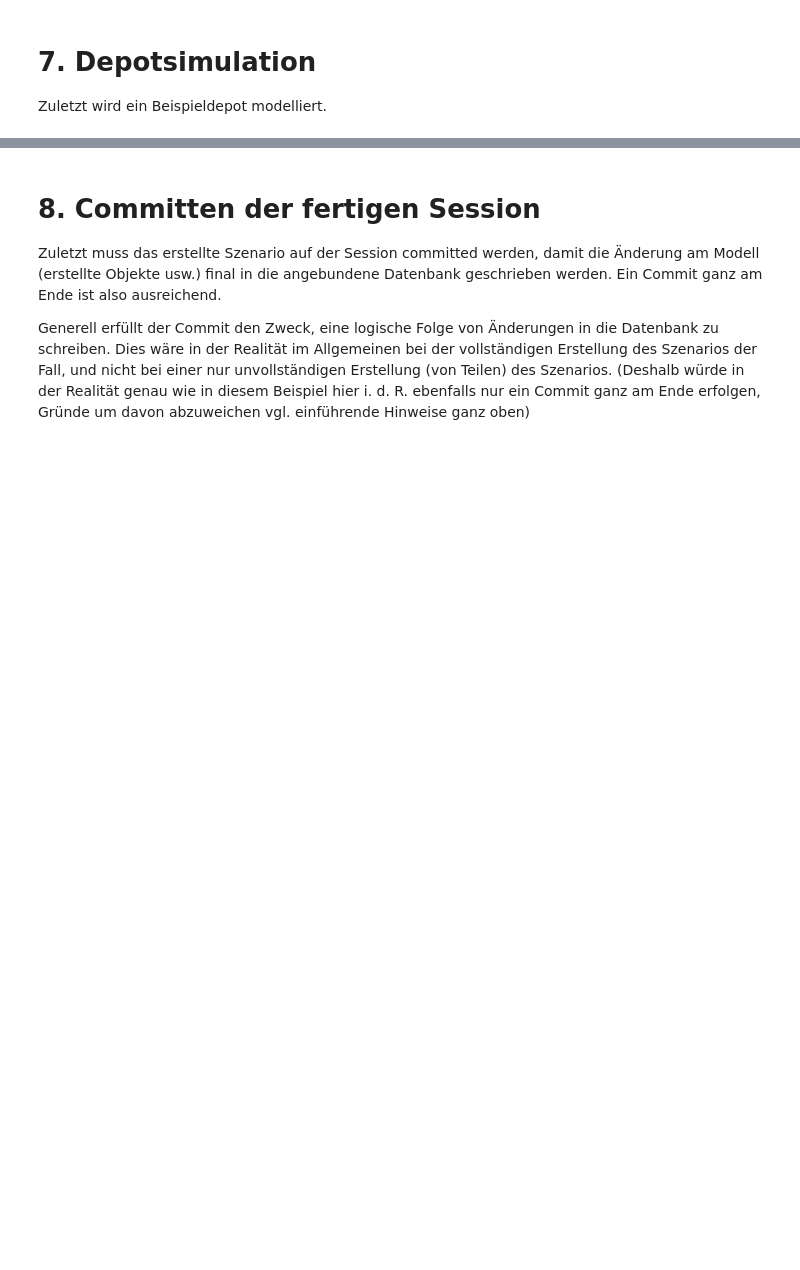
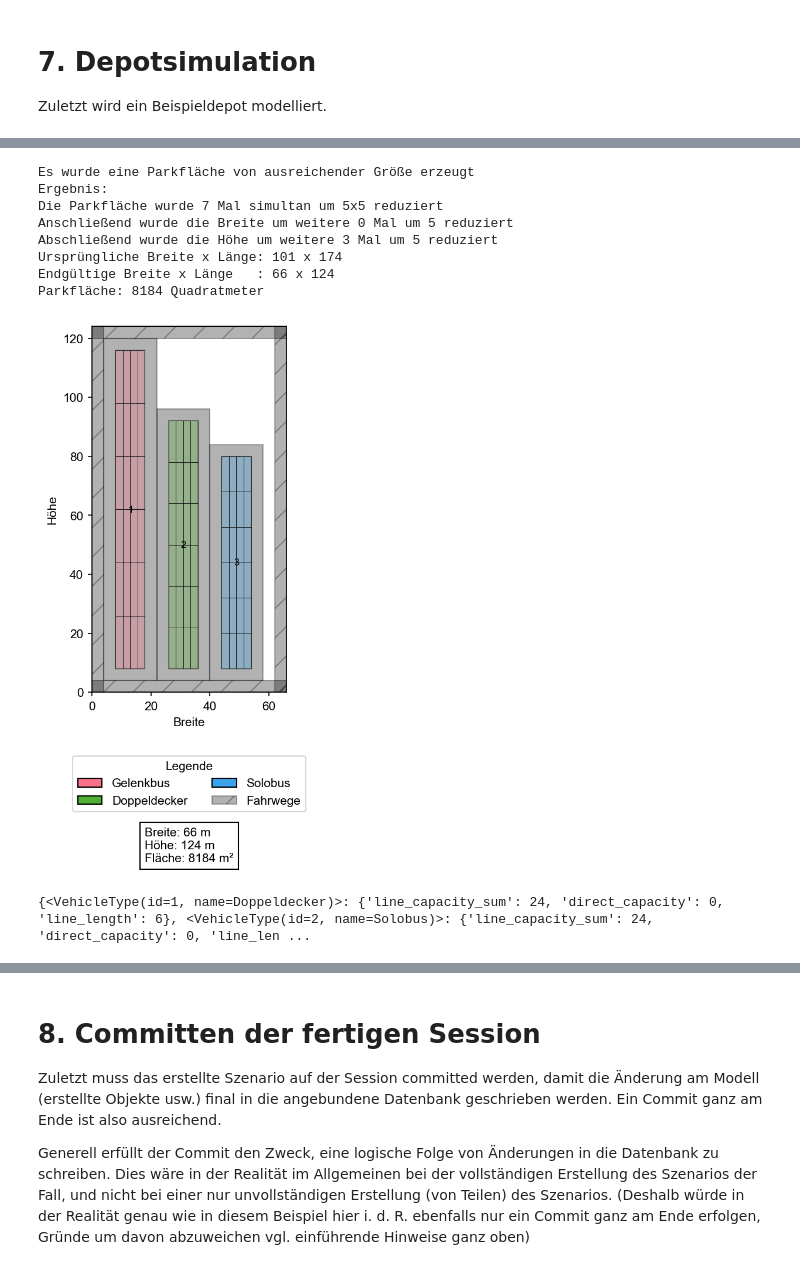
Before and after one commit to mpm-tu-berlin/eflips-depot, a Jupyter notebook: example_scenario.ipynb, the cells around one changed output, grey strips where cells are left out. Saved outputs shown, nothing was run; the diff lists cells and outputs as text; code cells hidden in the pictures; blank space fills up the shorter version.

Commit message:
Includes binpacking with and without partial conflicts

```diff
--- a/example_scenario.ipynb
+++ b/example_scenario.ipynb
@@ -162,12 +166,12 @@ session.add(scenario)
 * Ebenso wird demonstriert, wie Fahrzeugklassen und Fahrzeuge potentiell angelegt werden können. Diese werden für die folgende Modellierung / Simulation im Beispiel aber nicht weiter benötigt.
 # %%
 # Add a vehicle type without a battery type
-# Doppeldecker mit mittlerer Batteri
+# Doppeldecker mit mittlerer Batterie
 
 vehicle_type_1 = VehicleType(
     scenario = scenario,
-    name="Bus Typ Dagobert",
-    battery_capacity=200,
+    name="Doppeldecker",
+    battery_capacity=400,
     charging_curve=[[0, 200], [1, 150]],
     opportunity_charging_capable=True,
     consumption=1,
@@ -181,8 +185,8 @@ session.add(vehicle_type_1)
 # Kleiner Bus mit kleiner Batterie
 vehicle_type_2 = VehicleType(
     scenario=scenario,
-    name="Bus Typ Düsentrieb",
-    battery_capacity=100,
+    name="Solobus",
+    battery_capacity=300,
     charging_curve=[[0, 150], [1, 150]],
     opportunity_charging_capable=True,
     consumption=1,
@@ -196,8 +200,8 @@ session.add(vehicle_type_2)
 # Langer Bus mit großer Batterie
 vehicle_type_3 = VehicleType(
     scenario=scenario,
-    name="Bus Typ Panzerknacker",
-    battery_capacity=300,
+    name="Gelenkbus",
+    battery_capacity=500,
     charging_curve=[[0, 450], [1, 350]],
     opportunity_charging_capable=True,
     consumption=1,
@@ -427,9 +431,10 @@ session.add(route_150_rueck)
 Der Fahrplan in diesem Notebook wird so aufgebaut, wie in der nachfolgenden Grafik bei "Trips" (rechts) beschrieben.
 ![Netzplan Entenhausen](Netzplan.png "mit titel")
 # %%
+
 # Angeapsste Schedule Fuktion mit 3 Vehicletypes
 from datetime import datetime, timedelta, timezone
-rotations = 60 # Anzahl der Umläufe
+rotations = 80 # Anzahl der Umläufe
 
 
 # Schedule
@@ -660,2 +649,0 @@ Keine Lade-Events gefunden.
-# %%
-test_danial.optimale_simulation(ergebnisse_gesamt,session,scenario)
@@ -1677,0 +659,4 @@ KeyboardInterrupt:
+# %%
+# Call Capacity-Estimaton:
+capacity_dict = cap_est.capacity_estimation(scenario, session)
+cap_est.update_depot_capacities(scenario,session,capacity_dict)
@@ -1677,0 +681,20 @@ KeyboardInterrupt:
+# %%
+# Set-Up for Bin-Packing with rectpack:
+layout = binpacking.DepotLayout(session=session, depot=depot, max_driving_lane_width=8)
+
+placed_areas, driveways, final_width, final_height = layout.best_possible_packing()
+layout.visualize(placed_areas, driveways, final_width, final_height)
+
+capacities = layout.retrieve_depot_capacities()
+print(capacities)
+# %% [output]
+Es wurde eine Parkfläche von ausreichender Größe erzeugt
+Ergebnis:
+Die Parkfläche wurde 7 Mal simultan um 5x5 reduziert
+Anschließend wurde die Breite um weitere 0 Mal um 5 reduziert
+Abschließend wurde die Höhe um weitere 3 Mal um 5 reduziert
+Ursprüngliche Breite x Länge: 101 x 174
+Endgültige Breite x Länge   : 66 x 124
+Parkfläche: 8184 Quadratmeter
+[figure, added]
+{<VehicleType(id=1, name=Doppeldecker)>: {'line_capacity_sum': 24, 'direct_capacity': 0, 'line_length': 6}, <VehicleType(id=2, name=Solobus)>: {'line_capacity_sum': 24, 'direct_capacity': 0, 'line_len ...
```
Also changed, not shown: parts of 30 cells of this notebook, 11 other files.
